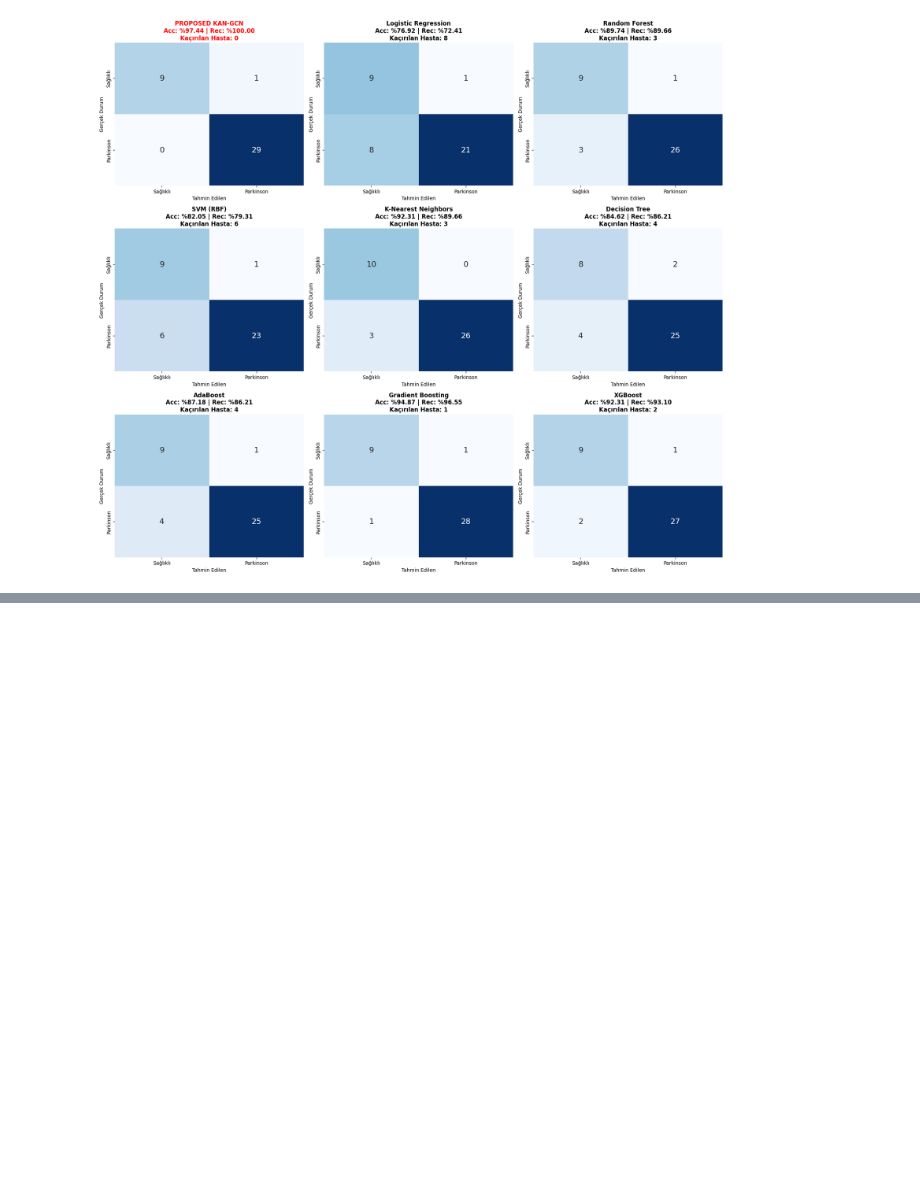
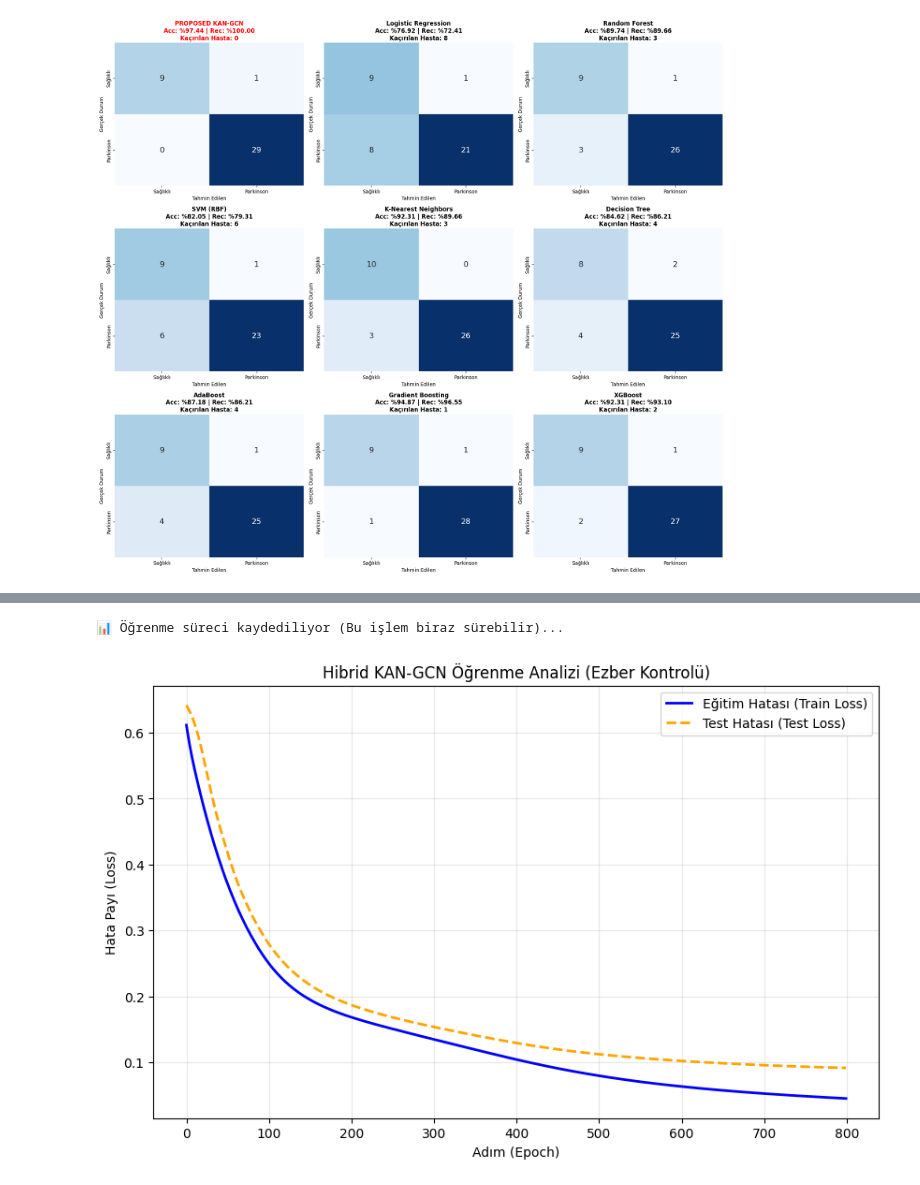
Before and after one commit to HasibeAltuntas06/Parkinson-Voice-Detection, a Jupyter notebook: deneme.ipynb, the cells around one changed output, grey strips where cells are left out. Drawn from its saved outputs; the diff is of its cells as text; code cells hidden in the pictures; blank space fills up the shorter version.

```diff
--- a/deneme.ipynb
+++ b/deneme.ipynb
@@ -2901,0 +3063,47 @@ plt.show()
+# %%
+import matplotlib.pyplot as plt
+
+# --- 1. AYARLAR ---
+seed_everything(42)
+model = HybridKANGCN_Manual(features.shape[1], 32, 2)
+optimizer = torch.optim.AdamW(model.parameters(), lr=0.001, weight_decay=1e-5)
+weight_tensor = torch.tensor([1.0, 15.0])
+
+train_losses = []
+test_losses = []
+
+print("📊 Öğrenme süreci kaydediliyor (Bu işlem biraz sürebilir)...")
+
+# --- 2. EĞİTİM DÖNGÜSÜ ---
+for epoch in range(800):
+    model.train()
+    optimizer.zero_grad()
+
+    out = model(features, adj_tensor)
+
+    # Eğitim Hatası
+    loss_train = F.nll_loss(out[train_mask], labels[train_mask], weight=weight_tensor)
+    loss_train.backward()
+    optimizer.step()
+    train_losses.append(loss_train.item())
+
+    # Test Hatası (Hocanın ve ChatGPT'nin bakacağı yer burası)
+    model.eval()
+    with torch.no_grad():
+        out_test = model(features, adj_tensor)
+        loss_test = F.nll_loss(out_test[test_mask], labels[test_mask], weight=weight_tensor)
+        test_losses.append(loss_test.item())
+
+# --- 3. GRAFİK ÇİZİMİ ---
+plt.figure(figsize=(10, 6))
+plt.plot(train_losses, label='Eğitim Hatası (Train Loss)', color='blue', lw=2)
+plt.plot(test_losses, label='Test Hatası (Test Loss)', color='orange', lw=2, linestyle='--')
+plt.title('Hibrid KAN-GCN Öğrenme Analizi (Ezber Kontrolü)')
+plt.xlabel('Adım (Epoch)')
+plt.ylabel('Hata Payı (Loss)')
+plt.legend()
+plt.grid(alpha=0.3)
+plt.show()
+# %% [output]
+📊 Öğrenme süreci kaydediliyor (Bu işlem biraz sürebilir)...
+[figure, added]
```
Also changed, not shown: parts of 31 cells of this notebook, 2 other files.
